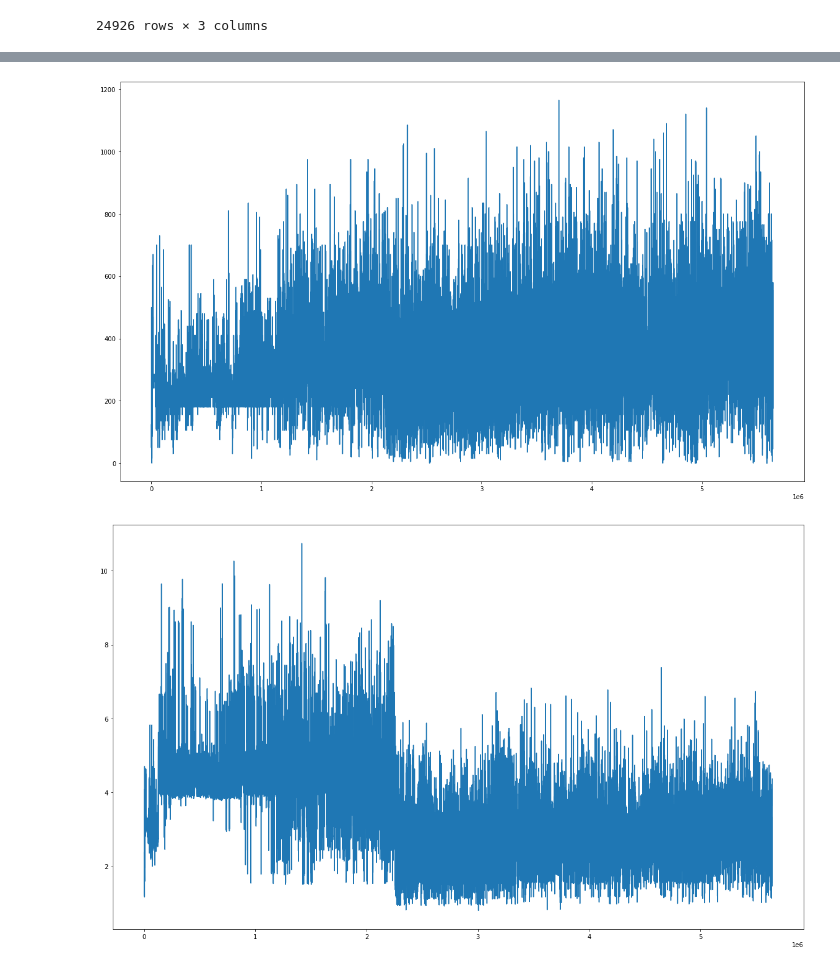
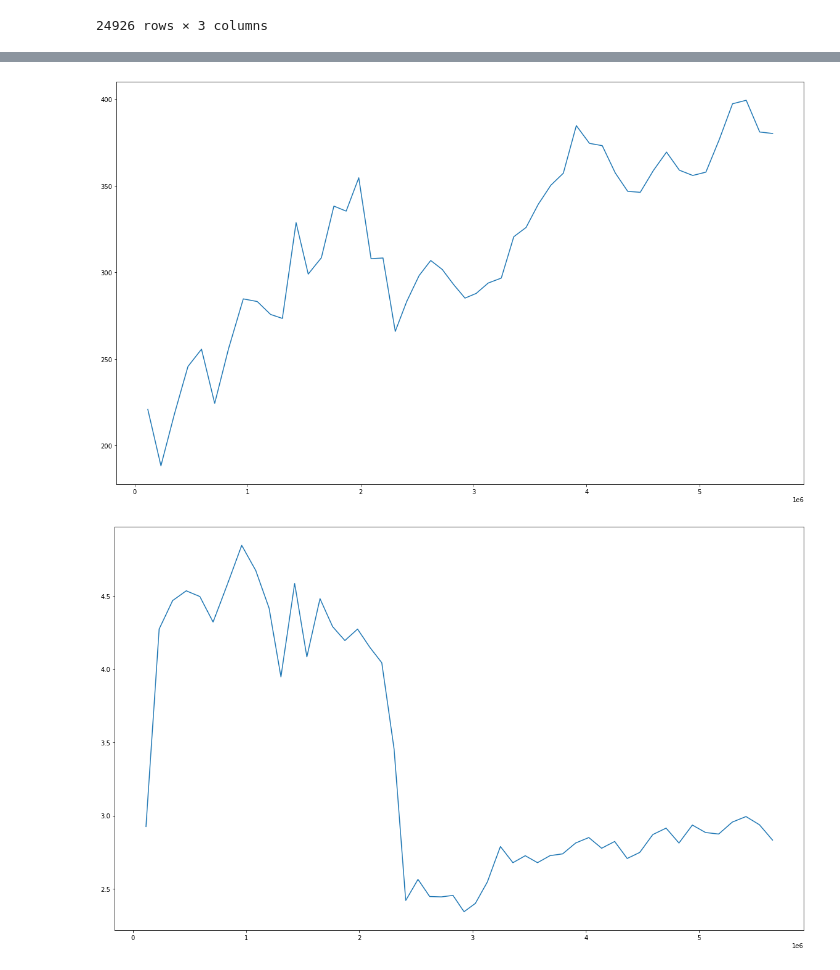
Before and after one commit to p-owens/ai, a Jupyter notebook: ppo/ppo_results.ipynb, the cells around one changed output, grey strips where cells are left out. Cells and saved outputs as stored; diff of their text form; code cells hidden in the pictures.

Commit message:
changed ppo results plots to be rolling averages, every 500 entries

```diff
--- a/ppo/ppo_results.ipynb
+++ b/ppo/ppo_results.ipynb
@@ -56,3 +44,12 @@ log_file
 | 24924 | 5647083 | 520 | 3.650200 |
 | 24925 | 5647357 | 285 | 4.368327 |
 24926 rows × 3 columns
+# %%
+chunks = np.array_split(np_data, 50)
+chunked_data = np.zeros((3, len(chunks)))
+
+chunked_data[1:, 0] = np.average(chunks[0][:,1:], 0)
+
+for i in range(len(chunks)):
+    chunked_data[:,i] = np.append(chunks[i][-1,0], np.mean(chunks[i][:,1:], 0))
+chunked_data = np.transpose(chunked_data)
@@ -59,20 +80,18 @@ log_file
 # %%
 # Display on the plot as epoch versus score
 
-np_data = log_file.to_numpy()
 #print(np_data[:,0])
 plt.figure(figsize = (20,12))
-plt.plot(np_data[:,0], np_data[:,1])
+plt.plot(chunked_data[:,0], chunked_data[:,1])
 plt.show()
 # %% [output]
-[figure, old version]
+[figure, new version]
 # %%
 # Display on the plot as epoch versus game duration
 
-np_data = log_file.to_numpy()
 #print(np_data[:,0])
 plt.figure(figsize = (20,12))
-plt.plot(np_data[:,0], np_data[:,2])
+plt.plot(chunked_data[:,0], chunked_data[:,2])
 plt.show()
 # %% [output]
-[figure, old version]
+[figure, new version]
```
Also changed, not shown: parts of 4 cells of this notebook.
